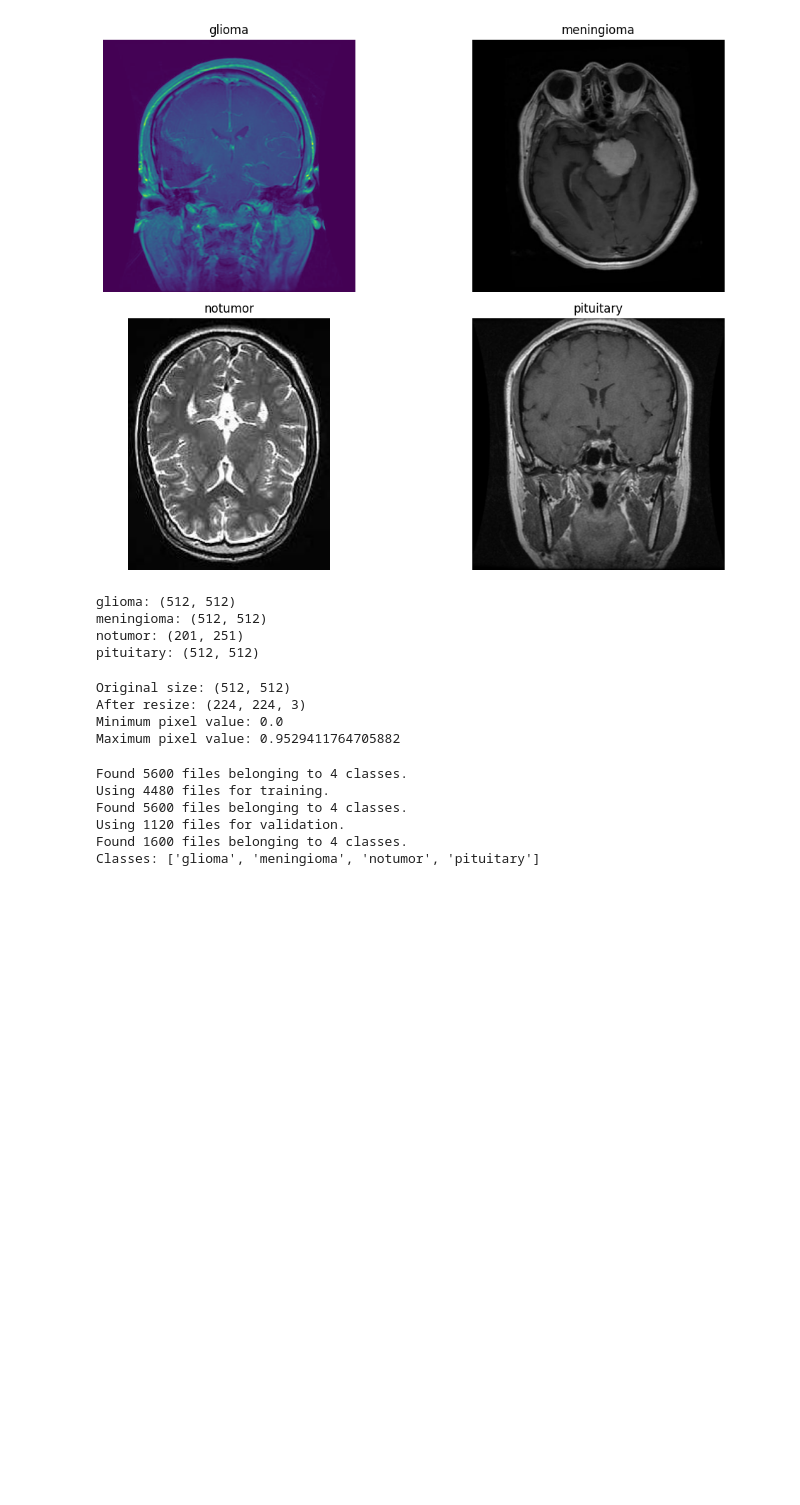
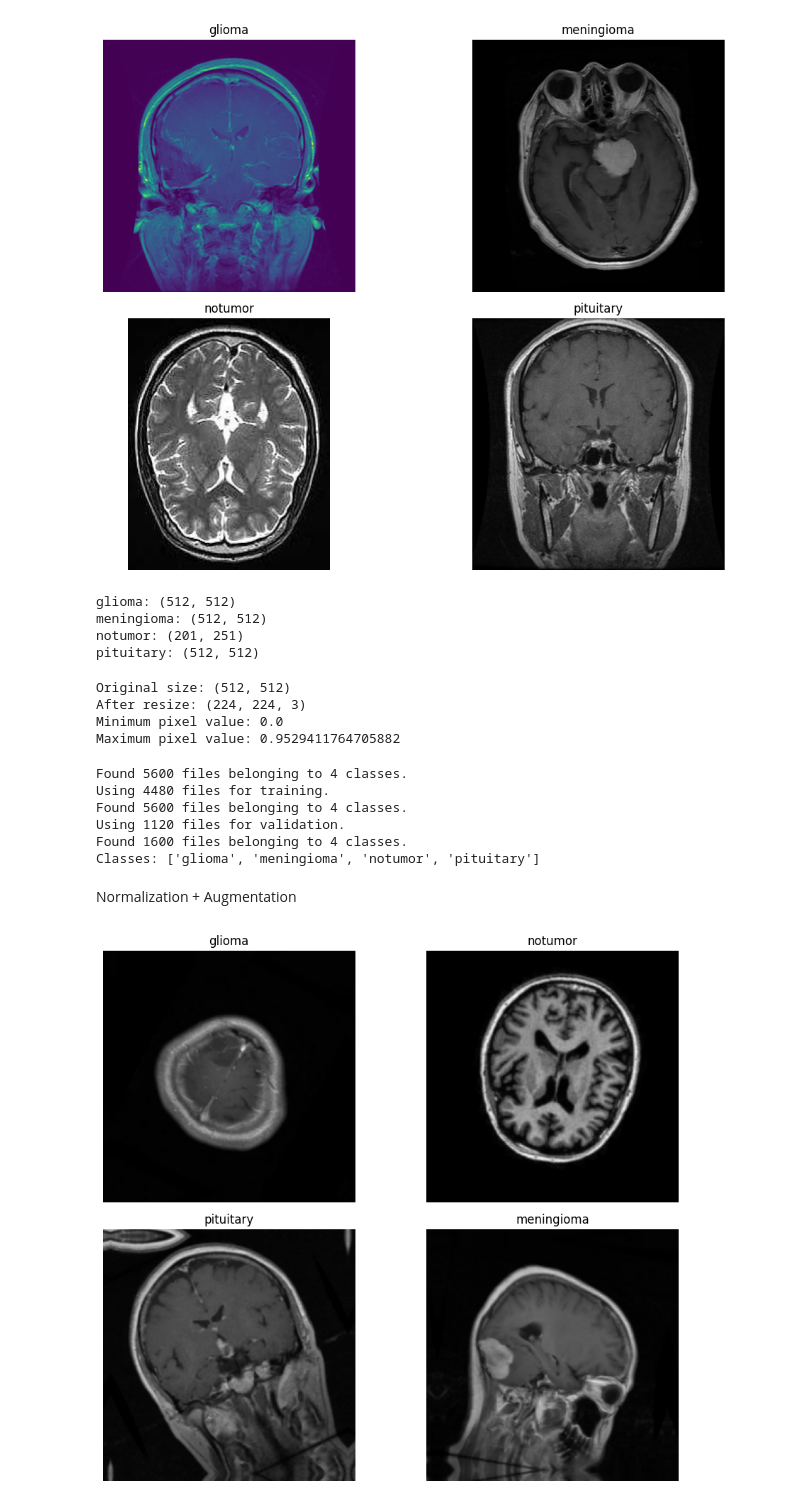
Before and after one commit to samifahim07/Brain-Tumor-Detection-Deep-Learning-, a Jupyter notebook: brain_tumor.ipynb, the cells around one changed output. Drawn from its saved outputs; the diff is of its cells as text; code cells hidden in the pictures; blank space fills up the shorter version.

```diff
--- a/brain_tumor.ipynb
+++ b/brain_tumor.ipynb
@@ -170,3 +172,35 @@ Found 5600 files belonging to 4 classes.
 Using 1120 files for validation.
 Found 1600 files belonging to 4 classes.
 Classes: ['glioma', 'meningioma', 'notumor', 'pituitary']
+# %% [markdown]
+Normalization + Augmentation
+# %%
+# Normalize pixel values: 0-255 → 0-1
+normalization_layer = layers.Rescaling(1./255)
+
+# Data augmentation
+data_augmentation = tf.keras.Sequential([
+    layers.RandomFlip("horizontal"),
+    layers.RandomRotation(0.1),
+    layers.RandomZoom(0.1),
+])
+# %%
+# Training dataset batch 1
+images, labels = next(iter(train_dataset))
+
+# first 4 images
+plt.figure(figsize=(10, 8))
+
+for i in range(4):
+    augmented_image = data_augmentation(images[i])
+
+    plt.subplot(2, 2, i + 1)
+    plt.imshow(augmented_image.numpy().astype("uint8"))
+    plt.title(train_dataset.class_names[labels[i]])
+    plt.axis("off")
+
+plt.tight_layout()
+
+plt.show()
+# %% [output]
+[figure, added]
```
Also changed, not shown: parts of 2 cells of this notebook.
